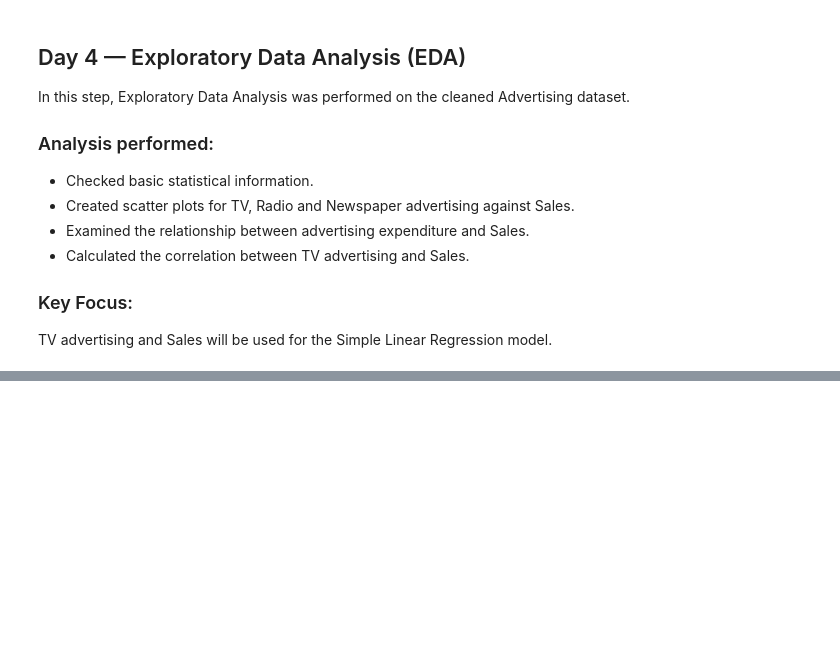
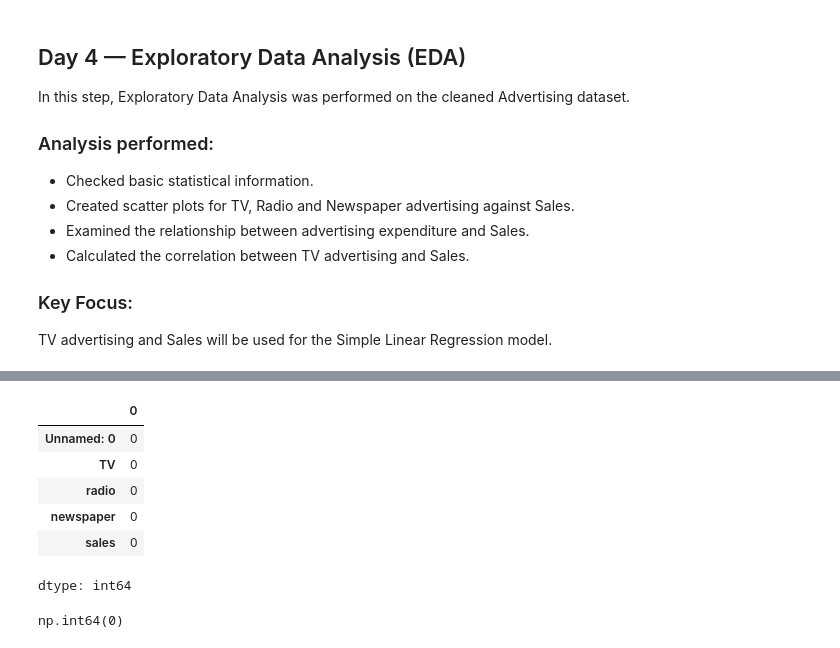
Before and after one commit to shreeshreeya69-crypto/simple-linear-regression-ybi, a Jupyter notebook: Simple_Linear_Regression_YBI.ipynb, the cells around one changed output, grey strips where cells are left out. Cells and saved outputs as stored; diff of their text form; code cells hidden in the pictures; blank space fills up the shorter version.

```diff
--- a/Simple_Linear_Regression_YBI.ipynb
+++ b/Simple_Linear_Regression_YBI.ipynb
@@ -454,0 +457,8 @@ TV advertising and Sales will be used for the Simple Linear Regression model.
+# %%
+import pandas as pd
+
+url = "https://raw.githubusercontent.com/shreeshreeya69-crypto/simple-linear-regression-ybi/main/Advertising.csv"
+
+df = pd.read_csv(url)
+
+df.head()
@@ -454,0 +472,14 @@ TV advertising and Sales will be used for the Simple Linear Regression model.
+# %%
+df.isnull().sum()
+# %% [output]
+|  | 0 |
+| Unnamed: 0 | 0 |
+| TV | 0 |
+| radio | 0 |
+| newspaper | 0 |
+| sales | 0 |
+dtype: int64
+# %%
+df.duplicated().sum()
+# %% [output]
+np.int64(0)
```
Also changed, not shown: parts of 5 cells of this notebook.
